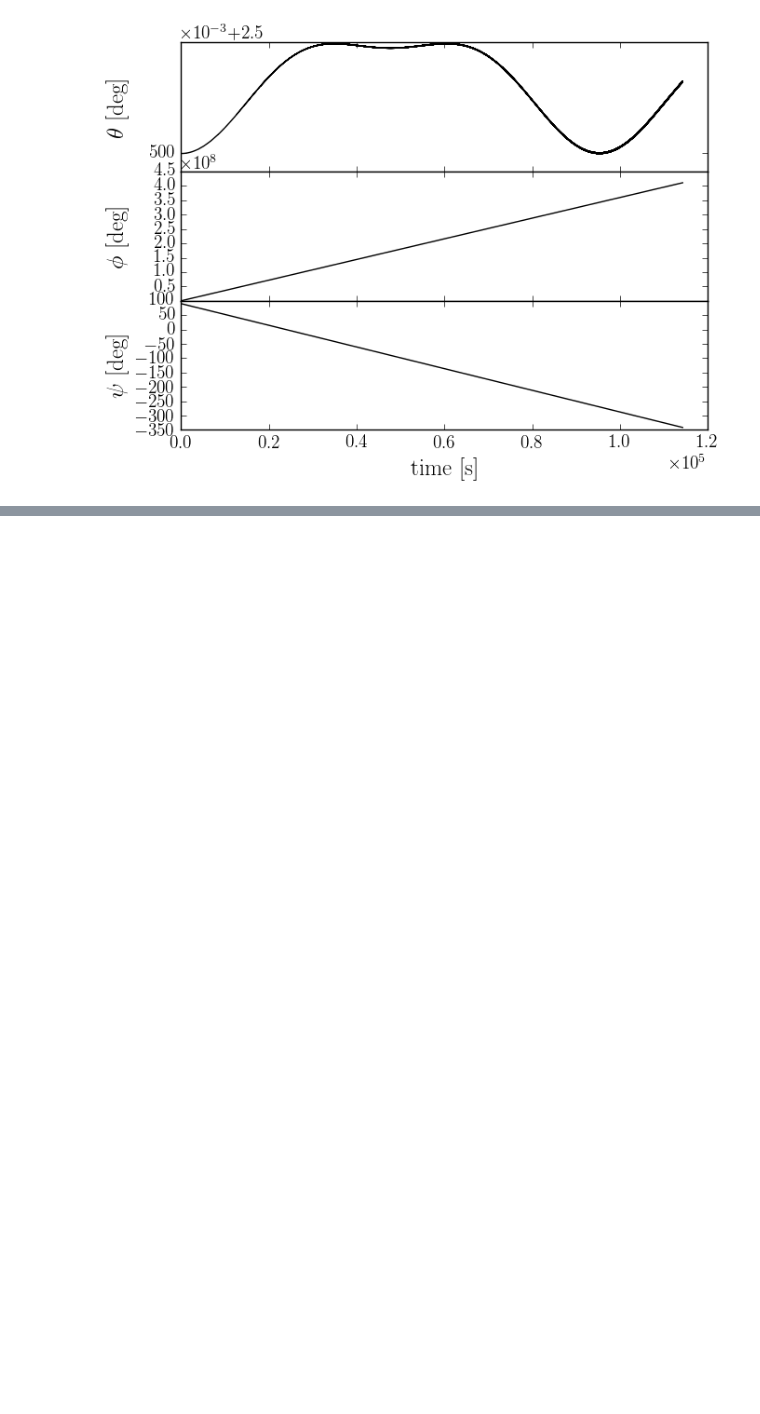
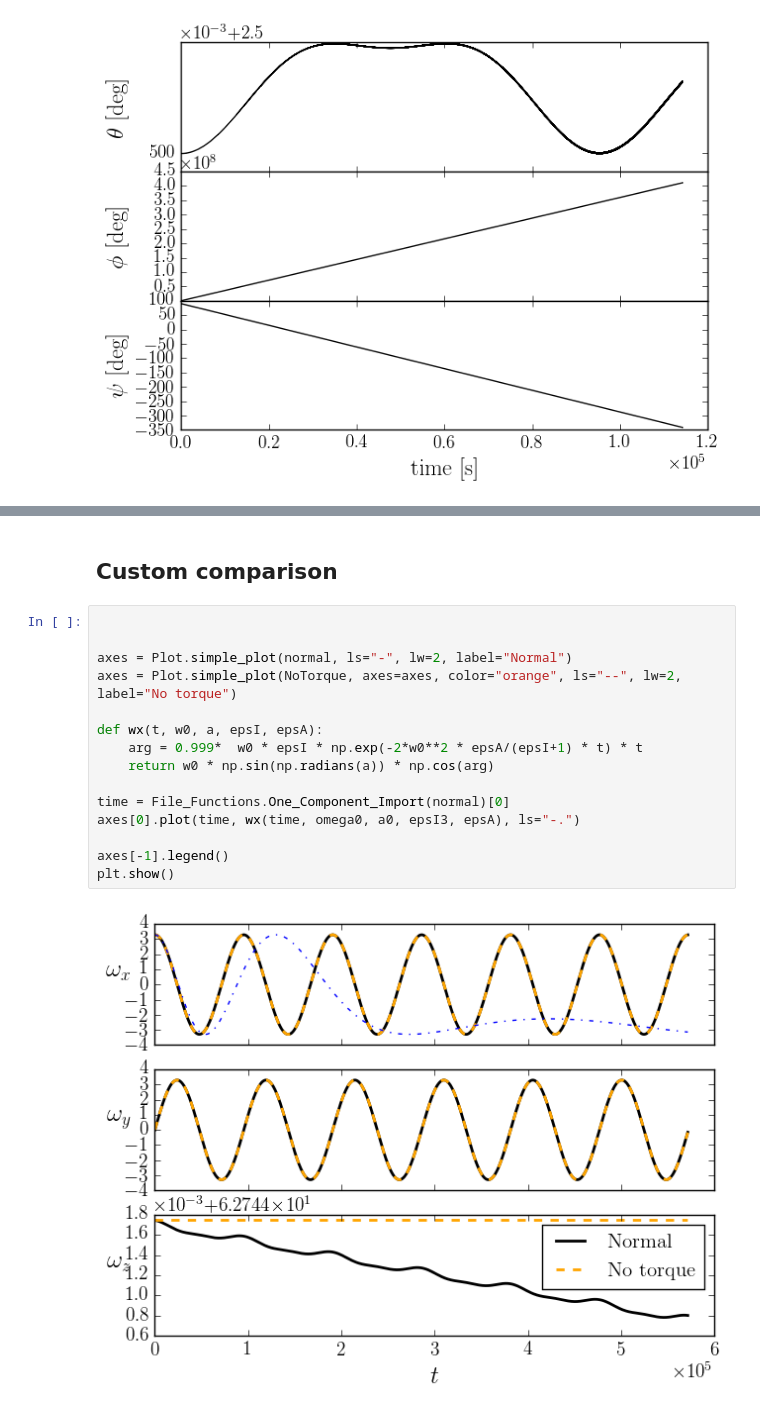
Before and after one commit to GregoryAshton/neutron_star_modelling, a Jupyter notebook: SpindownRate/LearningAboutSpindown.ipynb, the cells around one changed output, grey strips where cells are left out. Saved outputs shown, nothing was run; the diff lists cells and outputs as text; blank space fills up the shorter version.

```diff
--- a/SpindownRate/LearningAboutSpindown.ipynb
+++ b/SpindownRate/LearningAboutSpindown.ipynb
@@ -97,0 +168,19 @@ plt.show()
+# %% [markdown]
+## Custom comparison
+# %%
+
+
+axes = Plot.simple_plot(normal, ls="-", lw=2, label="Normal")
+axes = Plot.simple_plot(NoTorque, axes=axes, color="orange", ls="--", lw=2, label="No torque")
+
+def wx(t, w0, a, epsI, epsA):
+    arg = 0.999*  w0 * epsI * np.exp(-2*w0**2 * epsA/(epsI+1) * t) * t
+    return w0 * np.sin(np.radians(a)) * np.cos(arg)
+
+time = File_Functions.One_Component_Import(normal)[0]
+axes[0].plot(time, wx(time, omega0, a0, epsI3, epsA), ls="-.")
+
+axes[-1].legend()
+plt.show()
+# %% [output]
+[figure, added]
```
Also changed, not shown: parts of 5 cells of this notebook.
